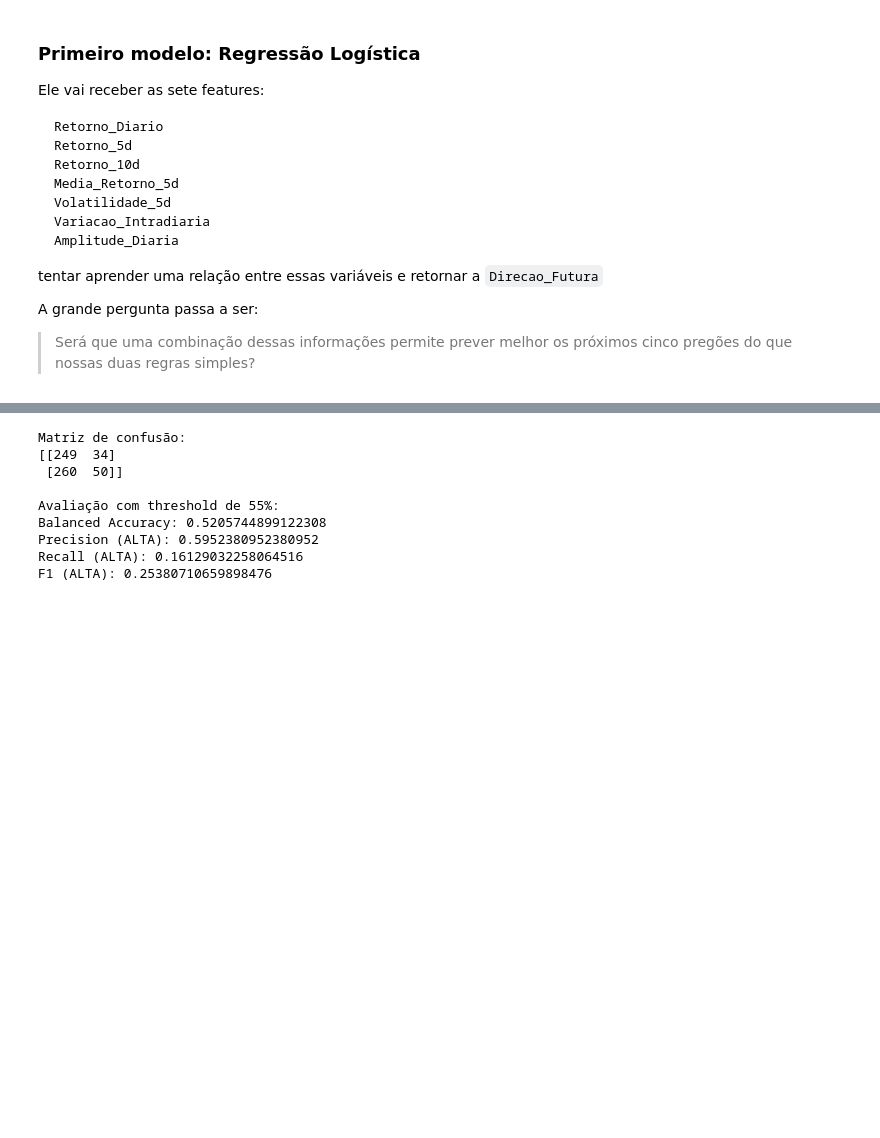
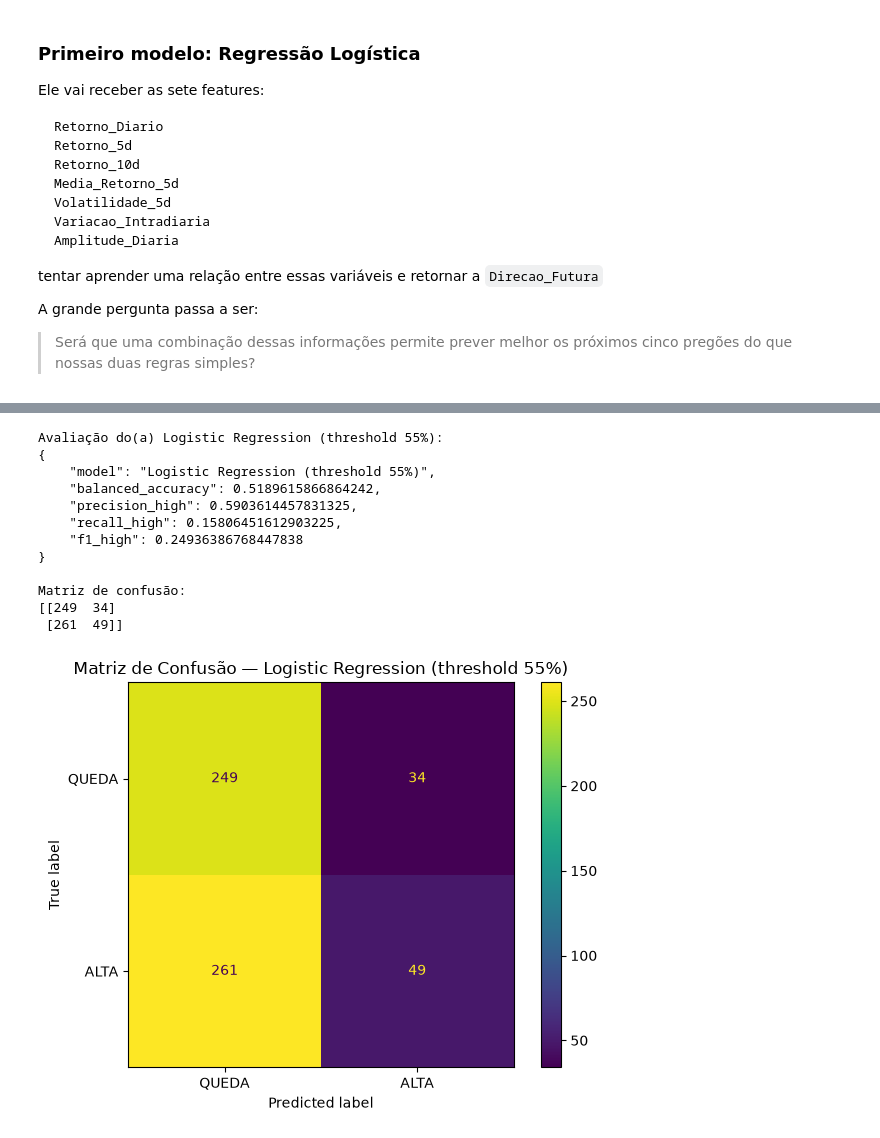
Before and after one commit to mdsl1/classificacao-direcao-ibovespa, a Jupyter notebook: notebooks/03_modelagem_avaliacao.ipynb, the cells around one changed output, grey strips where cells are left out. Saved outputs shown, nothing was run; the diff lists cells and outputs as text; code cells hidden in the pictures; blank space fills up the shorter version.

```diff
--- a/notebooks/03_modelagem_avaliacao.ipynb
+++ b/notebooks/03_modelagem_avaliacao.ipynb
@@ -561,32 +469,34 @@ Intercepto constante da equação
 # %%
 # Experimento com threshold de 55%
 threshold = 0.55
 
+# Retornando apenas as probabilidades, para utilizar nessa outra regra de threshold
+y_proba = modelo_lr.predict_proba(
+    X_test_scaled
+)
+
 y_pred_test = (y_proba[:, 1] >= threshold).astype(int)
 
-print("Matriz de confusão:")
-print(confusion_matrix(y_test, y_pred_test))
+resultado_lr_55, cm_lr_55 = avaliar_modelo(
+    "Logistic Regression (threshold 55%)",
+    y_test,
+    y_pred_test
+)
 
-print("\nAvaliação com threshold de 55%:")
-
-print("Balanced Accuracy:",
-      balanced_accuracy_score(y_test, y_pred_test))
-
-print("Precision (ALTA):",
-      precision_score(y_test, y_pred_test))
-
-print("Recall (ALTA):",
-      recall_score(y_test, y_pred_test))
-
-print("F1 (ALTA):",
-      f1_score(y_test, y_pred_test))
+# Jogando os resultados no array de resultados
+resultados_modelos.append(resultado_lr_55)
+matrizes_confusao.append(cm_lr_55)
 # %% [output]
+Avaliação do(a) Logistic Regression (threshold 55%):
+{
+    "model": "Logistic Regression (threshold 55%)",
+    "balanced_accuracy": 0.5189615866864242,
+    "precision_high": 0.5903614457831325,
+    "recall_high": 0.15806451612903225,
+    "f1_high": 0.24936386768447838
+}
+
 Matriz de confusão:
 [[249  34]
- [260  50]]
-
-Avaliação com threshold de 55%:
-Balanced Accuracy: 0.5205744899122308
-Precision (ALTA): 0.5952380952380952
-Recall (ALTA): 0.16129032258064516
-F1 (ALTA): 0.25380710659898476
+ [261  49]]
+[figure, added]
```
Also changed, not shown: parts of 28 cells of this notebook, 7 other files.
